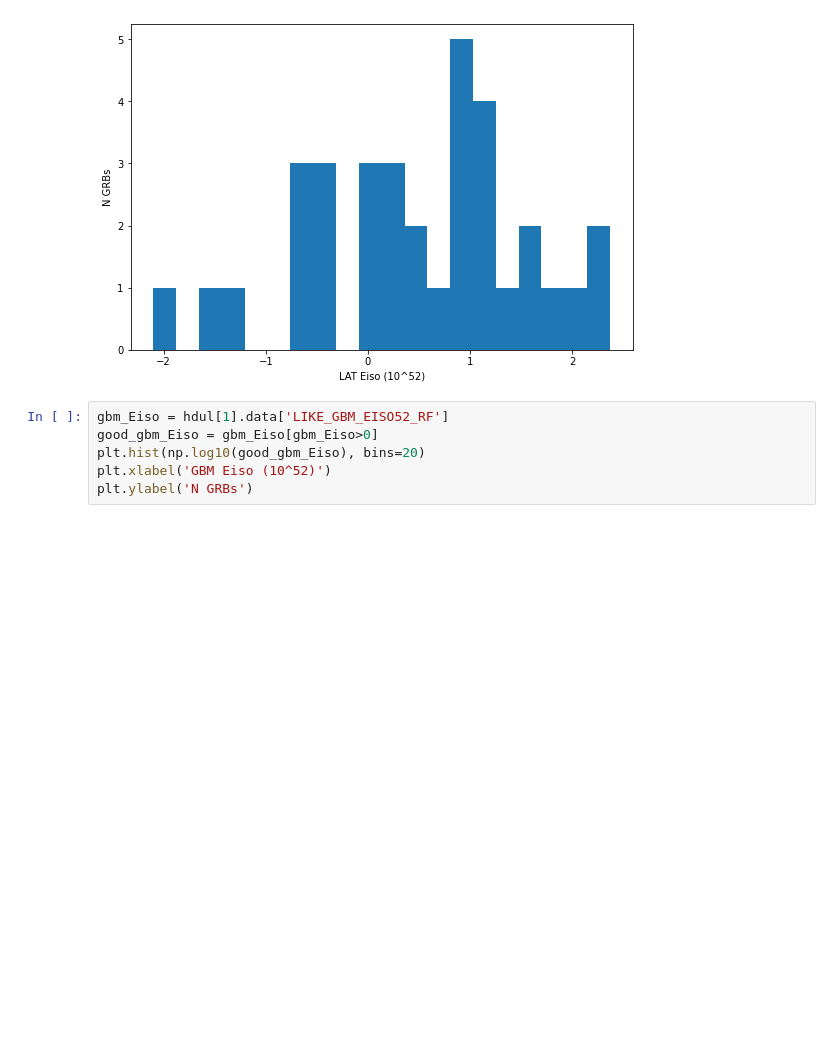
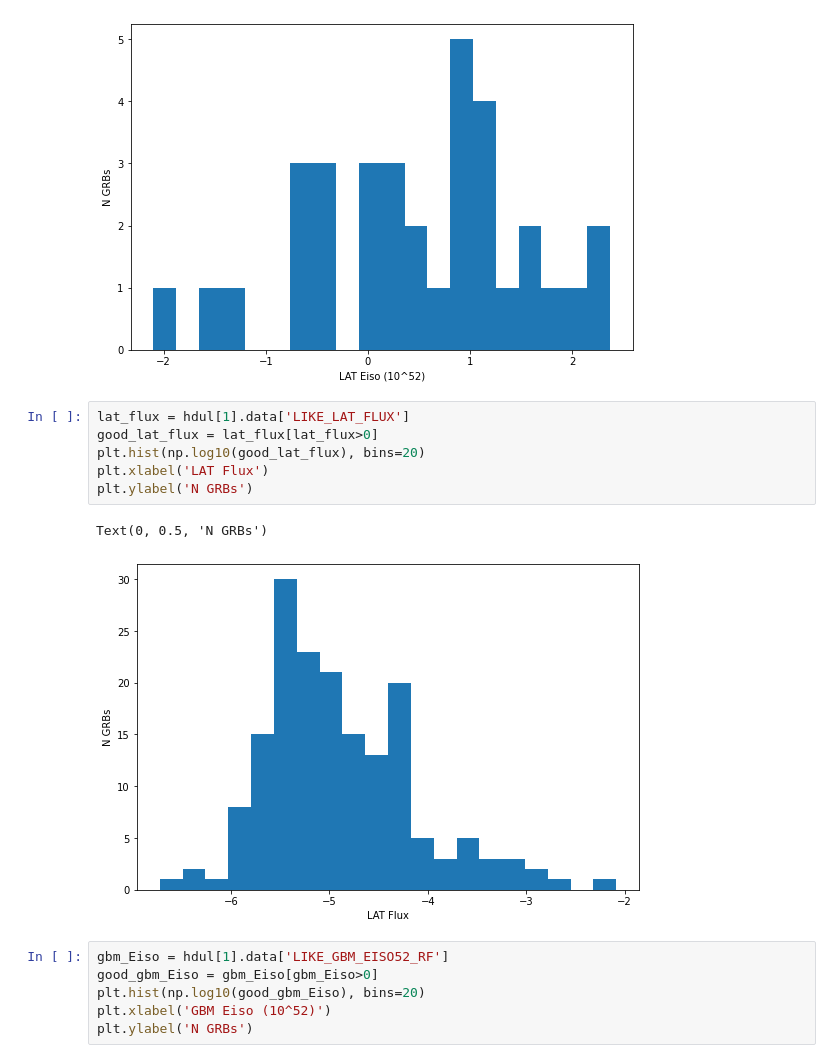
Before and after one commit to LSSTDESC/grb_orphan_afterglows, a Jupyter notebook: notebooks/read_grb_tables.ipynb, the cells around one changed output. Cells and saved outputs as stored; diff of their text form; blank space fills up the shorter version.

Commit message:
add flux to read_grb_tables

```diff
--- a/notebooks/read_grb_tables.ipynb
+++ b/notebooks/read_grb_tables.ipynb
@@ -221,6 +225,15 @@ plt.ylabel('N GRBs')
 # %% [output]
 Text(0, 0.5, 'N GRBs')
 [figure]
+# %%
+lat_flux = hdul[1].data['LIKE_LAT_FLUX']
+good_lat_flux = lat_flux[lat_flux>0]
+plt.hist(np.log10(good_lat_flux), bins=20)
+plt.xlabel('LAT Flux')
+plt.ylabel('N GRBs')
+# %% [output]
+Text(0, 0.5, 'N GRBs')
+[figure, added]
 # %%
 gbm_Eiso = hdul[1].data['LIKE_GBM_EISO52_RF']
 good_gbm_Eiso = gbm_Eiso[gbm_Eiso>0]
```
Also changed, not shown: parts of 3 cells of this notebook.
